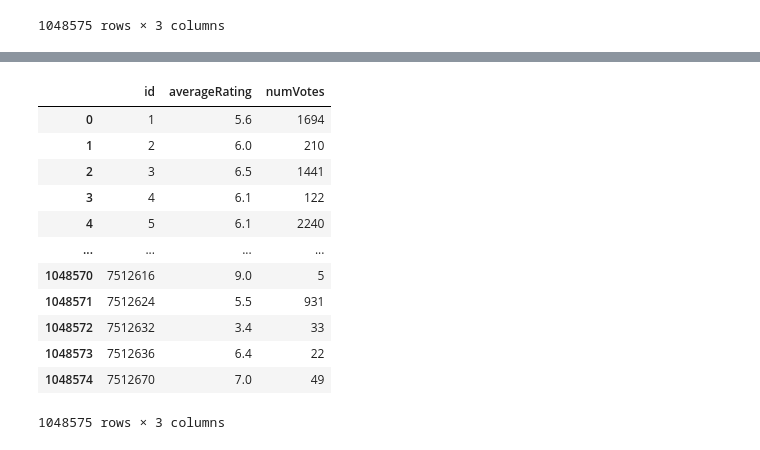
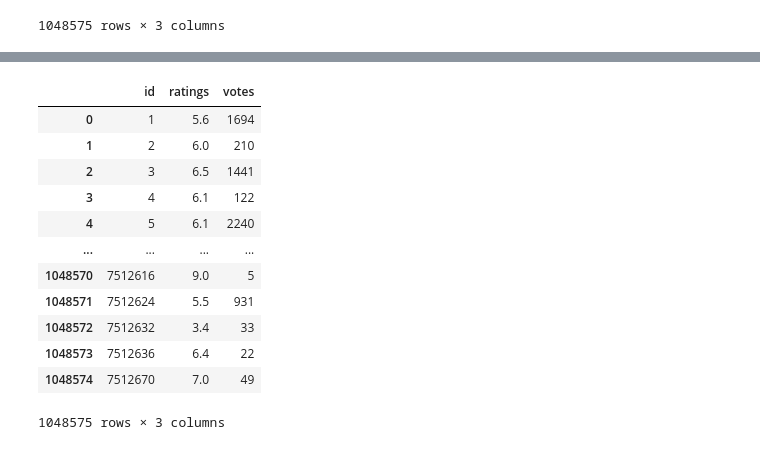
Before and after one commit to Rctho/ETL_project, a Jupyter notebook: imdb.ipynb, the cells around one changed output, grey strips where cells are left out. Drawn from its saved outputs; the diff is of its cells as text; code cells hidden in the pictures.

```diff
--- a/imdb.ipynb
+++ b/imdb.ipynb
@@ -96,8 +114,9 @@ title_df_renamed
 # %%
-ratings_df_renamed = ratings_df.rename(columns={"tconst":"id"})
-ratings_df_renamed
+# Renaming the columns
+ratings_df_clean = ratings_df.rename(columns={"tconst":"id", 'averageRating':'ratings','numVotes':'votes'})
+ratings_df_clean
 # %% [output]
-|  | id | averageRating | numVotes |
+|  | id | ratings | votes |
 | 0 | 1 | 5.6 | 1694 |
 | 1 | 2 | 6.0 | 210 |
 | 2 | 3 | 6.5 | 1441 |
```
Also changed, not shown: parts of 27 cells of this notebook, 1 other file.
